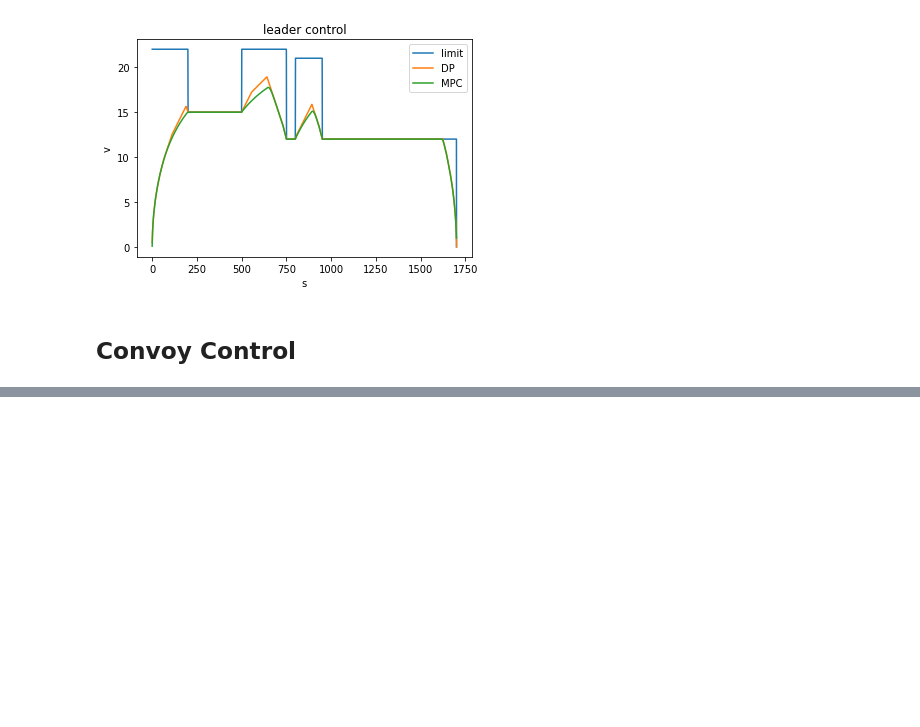
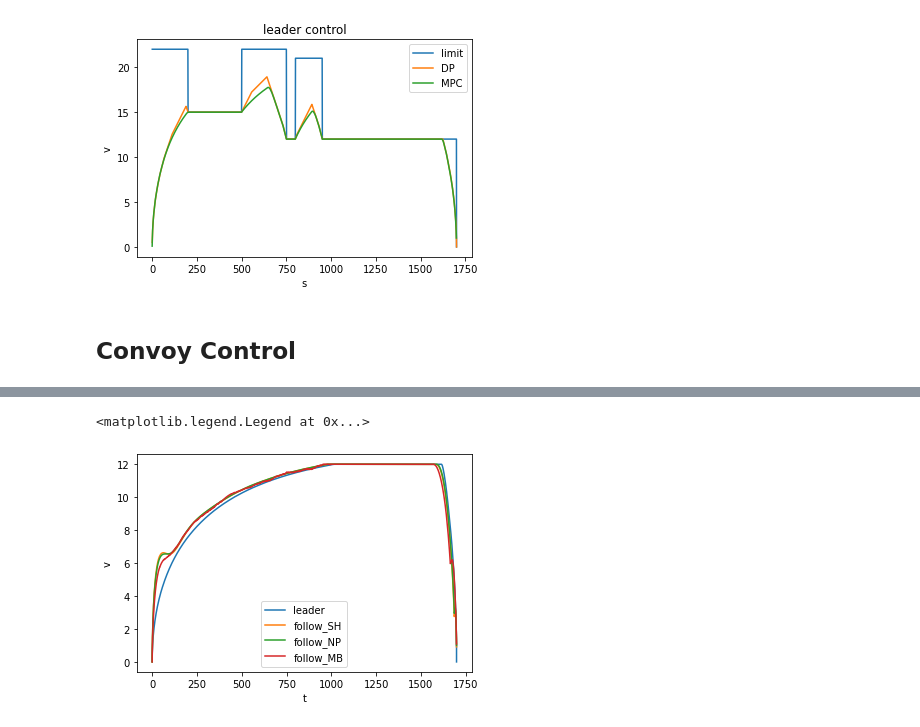
Before and after one commit to hzn18/train-platform, a Jupyter notebook: analysis/DPVisualization.ipynb, the cells around one changed output, grey strips where cells are left out. Saved outputs shown, nothing was run; the diff lists cells and outputs as text; code cells hidden in the pictures; blank space fills up the shorter version.

```diff
--- a/analysis/DPVisualization.ipynb
+++ b/analysis/DPVisualization.ipynb
@@ -105,0 +101,11 @@ plt.legend(["leader", "follow"])
+# %%
+plt.plot(follow_SH_df[0]["space"], follow_SH_df[0]["speed"])
+plt.plot(follow_SH_df[1]["space"], follow_SH_df[1]["speed"])
+plt.plot(follow_NP_df[1]["space"], follow_NP_df[1]["speed"])
+plt.plot(follow_MB_df[1]["space"], follow_MB_df[1]["speed"])
+plt.xlabel("t")
+plt.ylabel("v")
+plt.legend(["leader", "follow_SH", "follow_NP", "follow_MB"])
+# %% [output]
+<matplotlib.legend.Legend at 0x...>
+[figure, added]
```
Also changed, not shown: parts of 4 cells of this notebook.
